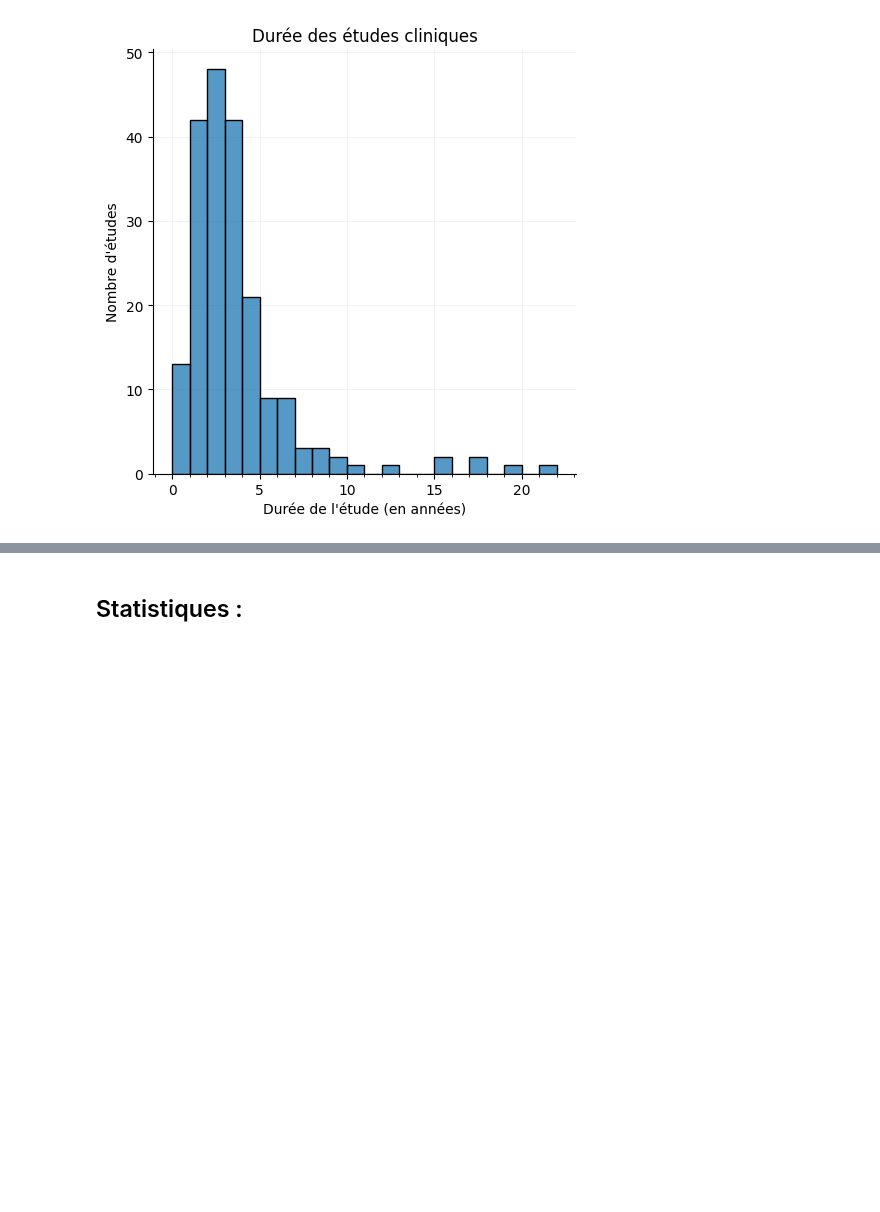
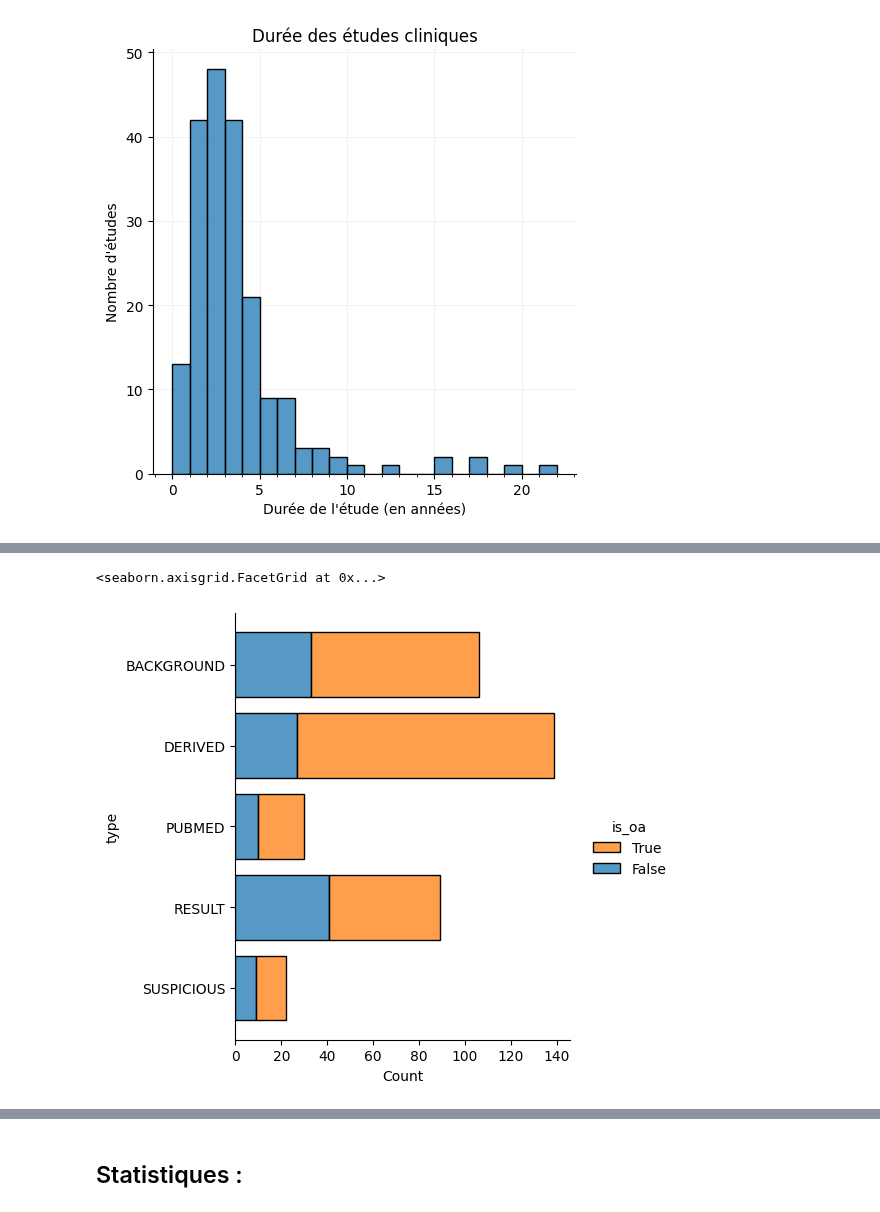
Before and after one commit to Inserm-IST/BSO-Inserm-Sante, a Jupyter notebook: 02_traitement_donnees_sante.ipynb, the cells around one changed output, grey strips where cells are left out. Saved outputs shown, nothing was run; the diff lists cells and outputs as text; code cells hidden in the pictures; blank space fills up the shorter version.

Commit message:
Added treatment of OA status

```diff
--- a/02_traitement_donnees_sante.ipynb
+++ b/02_traitement_donnees_sante.ipynb
@@ -1122,0 +1126,6 @@ g.set(
+# %%
+mask_pmid_unique = ~(df_corrected.loc[:, 'pmid'].duplicated())
+
+# Drop <NA> is_oa
+df_oa_status = df_corrected.loc[mask_pmid_unique, ['pmid', 'type', 'is_oa']].dropna()
+df_oa_status
@@ -1122,0 +1192,14 @@ g.set(
+# %%
+sns.displot(
+    df_oa_status,
+    y = 'type',
+    hue ='is_oa',
+    discrete = True,
+    multiple = 'stack',
+    shrink = .8,
+    palette = {False: 'C0', True: 'C1'},
+    hue_order = [True, False],
+)
+# %% [output]
+<seaborn.axisgrid.FacetGrid at 0x...>
+[figure, added]
```
Also changed, not shown: parts of 11 cells of this notebook.
